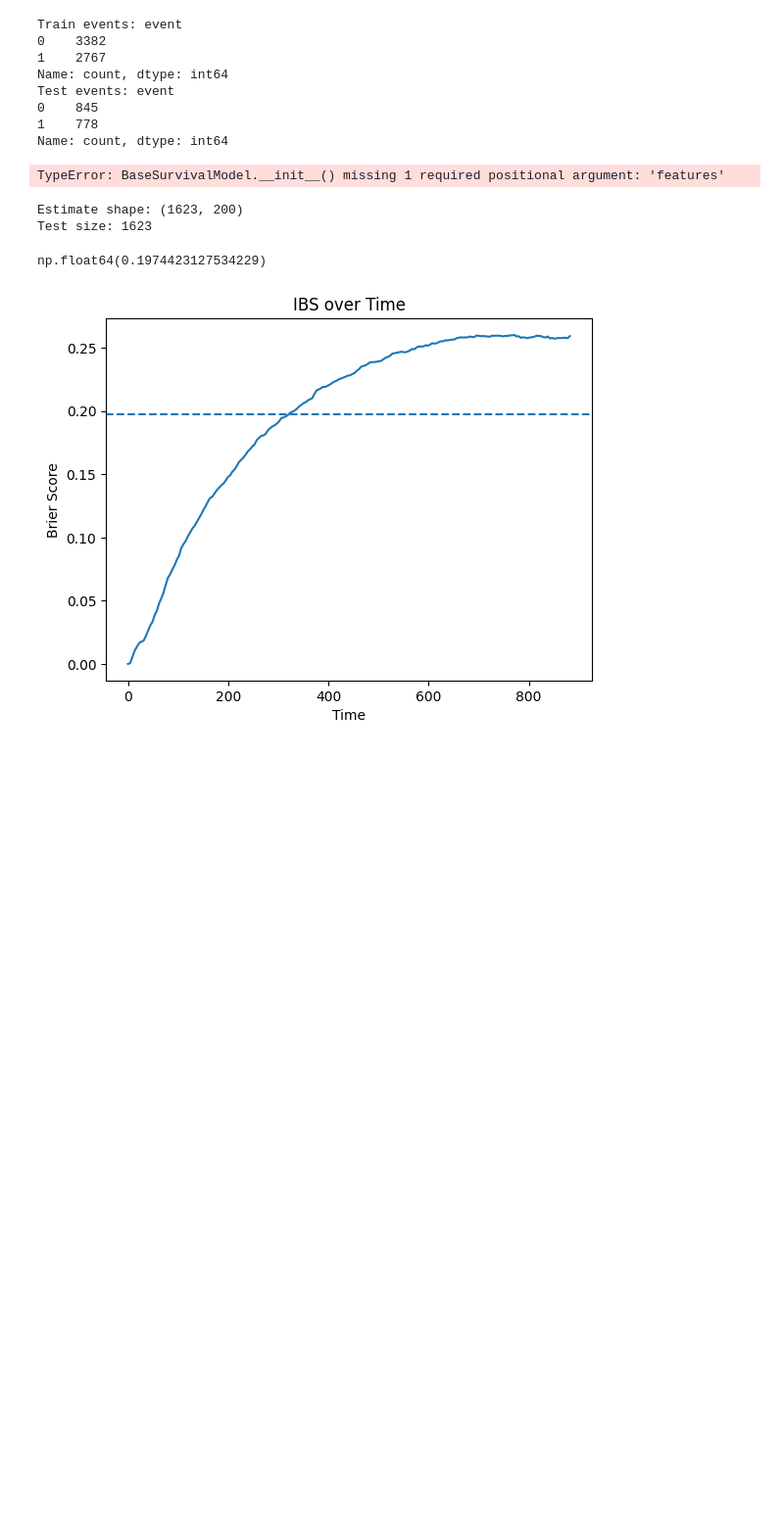
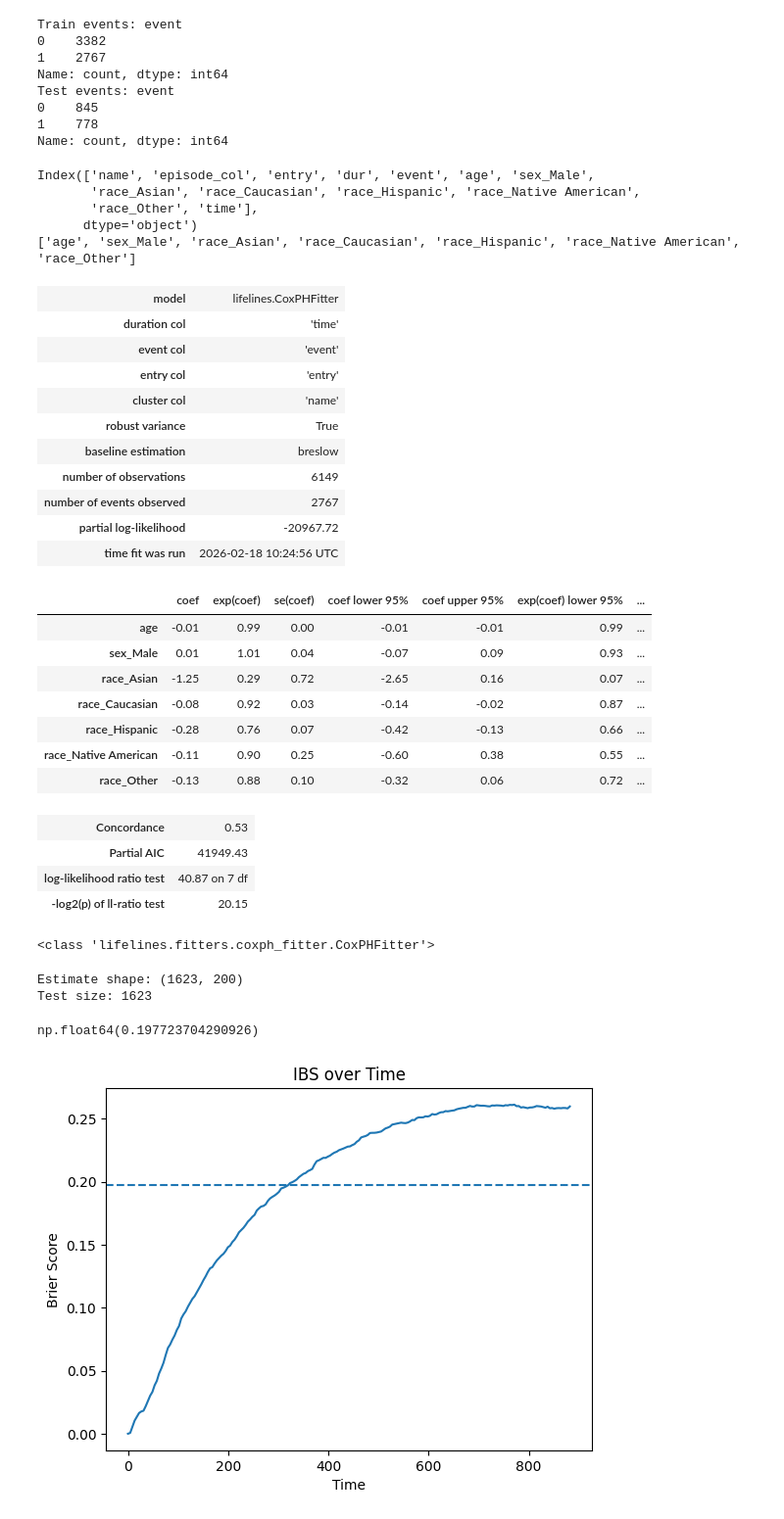
Before and after one commit to DKoleda6/recurrent_event, a Jupyter notebook: main_jupyter.ipynb, the cells around one changed output. Shown at 98% size. Cells and saved outputs as stored; diff of their text form; code cells hidden in the pictures; blank space fills up the shorter version.

Commit message:
added sex and race to features and data_processor

```diff
--- a/main_jupyter.ipynb
+++ b/main_jupyter.ipynb
@@ -14,4 +28,11 @@ from survivors.constants import get_y
 # %%
+importlib.reload(data.data_processor)
+
 processor = DataProcessor("data/individual_custody_timeline_rfm.csv")
 cox_df = processor.load_and_prepare()
 cox_df.head()
+cox_df = pd.get_dummies(
+    cox_df,
+    columns=["sex", "race"],
+    drop_first=True
+)
@@ -80,16 +94,50 @@ Test events: event
 1    778
 Name: count, dtype: int64
 # %%
-import importlib
-import models.cox_model
 importlib.reload(models.cox_model)
 
-train_model_df = train_df.drop(columns=["dur", "episode_col"])
+print(train_df.columns)
 
-model = CoxModel(features=["age"])
+features = [c for c in train_df.columns
+            if c not in ["name", "entry", "time", "event", "dur", "episode_col"]]
+print(features)
+
+cols_for_model = ["name", "entry", "time", "event"] + features
+train_model_df = train_df[cols_for_model].copy()
+
+
+model = CoxModel(features=features)
 model.fit(train_model_df)
 # %% [output]
-TypeError: BaseSurvivalModel.__init__() missing 1 required positional argument: 'features'
+Index(['name', 'episode_col', 'entry', 'dur', 'event', 'age', 'sex_Male',
+       'race_Asian', 'race_Caucasian', 'race_Hispanic', 'race_Native American',
+       'race_Other', 'time'],
+      dtype='object')
+['age', 'sex_Male', 'race_Asian', 'race_Caucasian', 'race_Hispanic', 'race_Native American', 'race_Other']
+| model | lifelines.CoxPHFitter |
+| duration col | 'time' |
+| event col | 'event' |
+| entry col | 'entry' |
+| cluster col | 'name' |
+| robust variance | True |
+| baseline estimation | breslow |
+| number of observations | 6149 |
+| number of events observed | 2767 |
+| partial log-likelihood | -20967.72 |
+| time fit was run | 2026-02-18 10:24:56 UTC |
+|  | coef | exp(coef) | se(coef) | coef lower 95% | coef upper 95% | exp(coef) lower 95% | ... |
+| age | -0.01 | 0.99 | 0.00 | -0.01 | -0.01 | 0.99 | ... |
+| sex_Male | 0.01 | 1.01 | 0.04 | -0.07 | 0.09 | 0.93 | ... |
+| race_Asian | -1.25 | 0.29 | 0.72 | -2.65 | 0.16 | 0.07 | ... |
+| race_Caucasian | -0.08 | 0.92 | 0.03 | -0.14 | -0.02 | 0.87 | ... |
+| race_Hispanic | -0.28 | 0.76 | 0.07 | -0.42 | -0.13 | 0.66 | ... |
+| race_Native American | -0.11 | 0.90 | 0.25 | -0.60 | 0.38 | 0.55 | ... |
+| race_Other | -0.13 | 0.88 | 0.10 | -0.32 | 0.06 | 0.72 | ... |
+| Concordance | 0.53 |
+| Partial AIC | 41949.43 |
+| log-likelihood ratio test | 40.87 on 7 df |
+| -log2(p) of ll-ratio test | 20.15 |
+<class 'lifelines.fitters.coxph_fitter.CoxPHFitter'>
 # %%
 #times = np.linspace(0, train_df["dur"].max(), 200)
 horizon = np.quantile(train_df["dur"], 0.95)
@@ -115,7 +163,7 @@ mean_ibs
 # %% [output]
 Estimate shape: (1623, 200)
 Test size: 1623
-np.float64(0.1974423127534229)
+np.float64(0.197723704290926)
 # %%
 plt.plot(times, ibs_by_time)
 plt.axhline(y=mean_ibs, linestyle="--")
```
Also changed, not shown: parts of 3 cells of this notebook, 3 other files.
